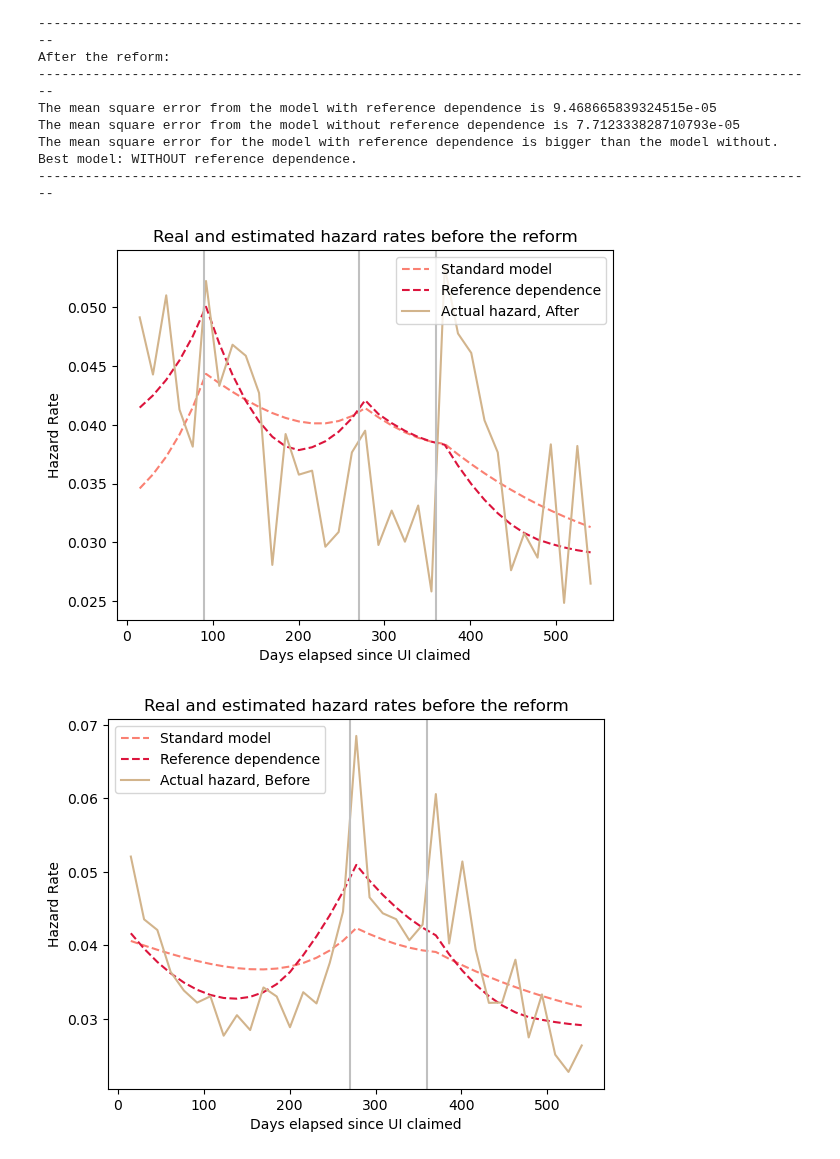
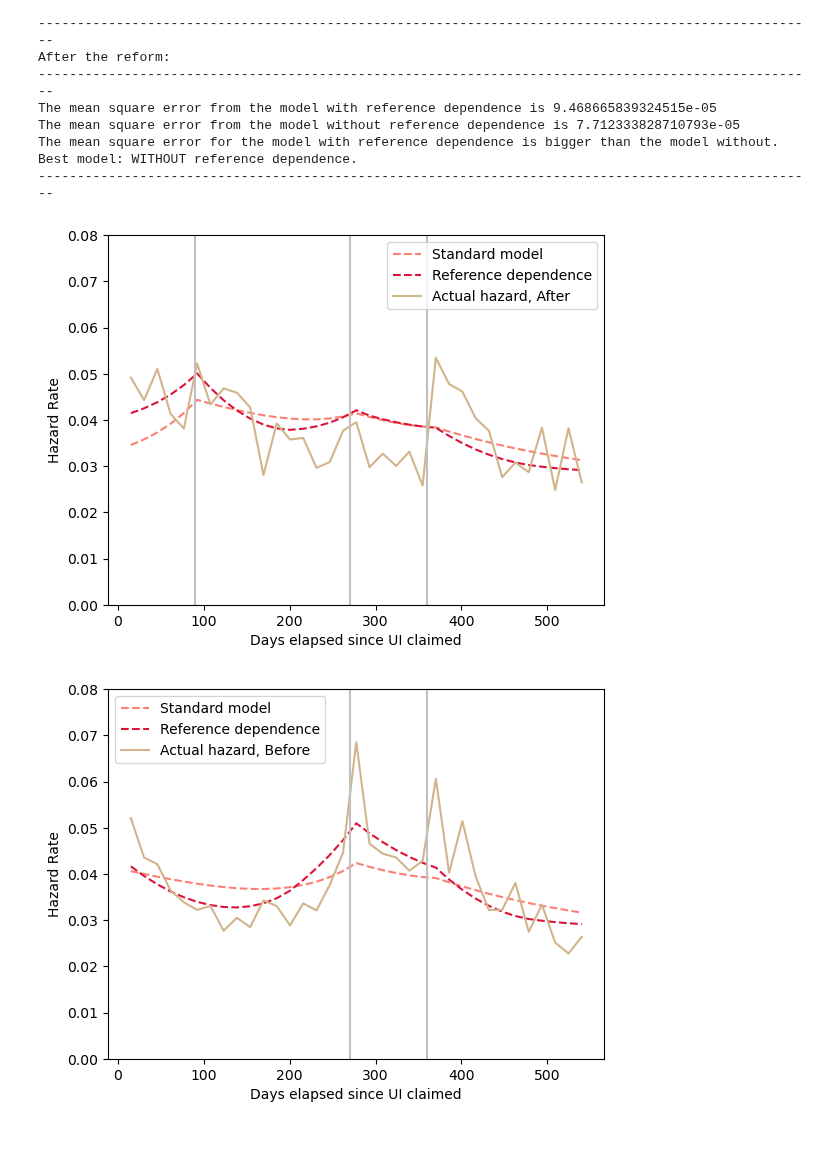
Before and after one commit to qrn838/Dynamic-programming-project, a Jupyter notebook: 2. Estimation - HTM.ipynb, the cells around one changed output. Cells and saved outputs as stored; diff of their text form; code cells hidden in the pictures.

```diff
--- a/2. Estimation - HTM.ipynb
+++ b/2. Estimation - HTM.ipynb
@@ -343,21 +344,22 @@ Best model: WITHOUT reference dependence.
 # %%
 after = model_new.data.moments_after
 
 time = np.linspace(0, model_new.par.T_sim, model_new.par.T_sim)     # x-axis
 plt.plot((time+1)*15, s_forecast_new, label='Standard model', color='salmon', linestyle='--')                     # Model with no reference dependence
 plt.plot((time+1)*15, s_forecast, label='Reference dependence', color='crimson', linestyle='--')                         # Model with reference dependence
 plt.plot((time+1)*15, after, label='Actual hazard, After', color='tan')                        # True data
 # Make a vertical line at 90, 270 and 360
 plt.axvline(x=90, color='silver')
 plt.axvline(x=270, color='silver')
 plt.axvline(x=360, color='silver')
 plt.xlabel('Days elapsed since UI claimed')
 plt.ylabel('Hazard Rate')
 plt.legend()
-plt.title('Real and estimated hazard rates before the reform')
+# plt.title('Real and estimated hazard rates before the reform')
+plt.ylim(0.0, 0.08)
 plt.show()
 # %% [output]
-[figure, old version]
+[figure, new version]
 # %%
 before = model_new.data.moments_before
 
@@ -370,7 +372,8 @@ plt.axvline(x=360, color='silver')
 plt.xlabel('Days elapsed since UI claimed')
 plt.ylabel('Hazard Rate')
 plt.legend()
-plt.title('Real and estimated hazard rates before the reform')
+# plt.title('Real and estimated hazard rates before the reform')
+plt.ylim(0.0, 0.08)
 plt.show()
 # %% [output]
-[figure, old version]
+[figure, new version]
```
Also changed, not shown: parts of 5 cells of this notebook, 3 other files.
